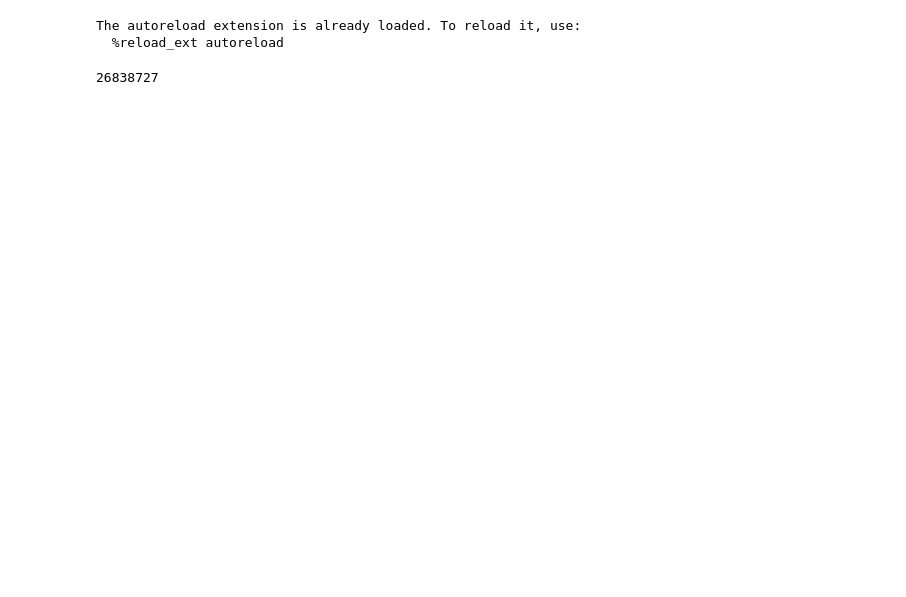
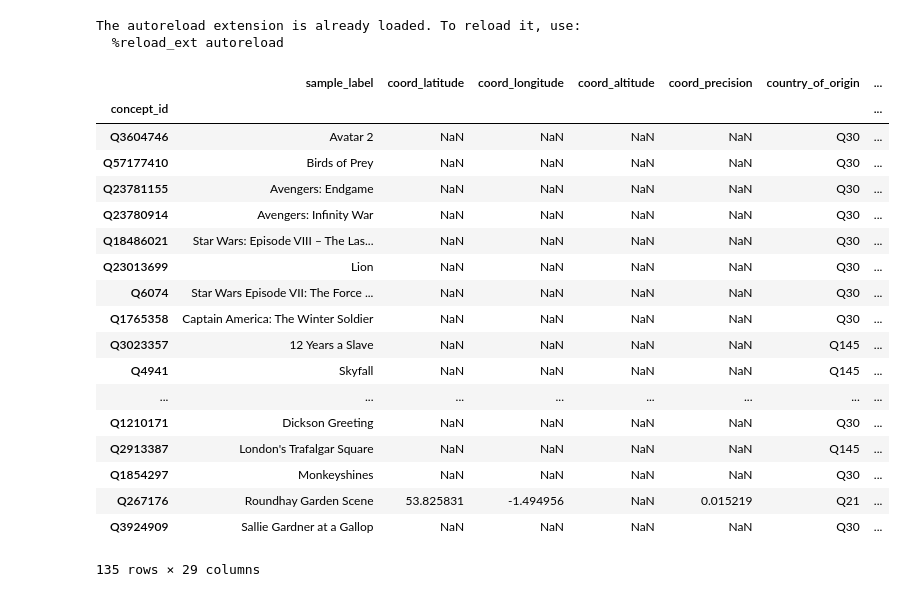
Before and after one commit to turtlesoupy/wikilanguage, a Jupyter notebook: Pandas.ipynb, the cells around one changed output. Saved outputs shown, nothing was run; the diff lists cells and outputs as text; code cells hidden in the pictures; blank space fills up the shorter version.

Commit message:
Fiddling with top ranked per year / by country

```diff
--- a/Pandas.ipynb
+++ b/Pandas.ipynb
@@ -10,7 +11,26 @@ The autoreload extension is already loaded. To reload it, use:
   %reload_ext autoreload
 # %%
 df = pandas_helper.load_data("data/wikilanguage.tsv")
-# %%
-len(df)
-# %% [output]
-26838727
+# %%
+films = df[pandas_helper.instance_of(df, Concepts.FILM)]
+pandas_helper.top_by_year(films, top_col='frwiki_pagerank')
+# %% [output]
+|  | sample_label | coord_latitude | coord_longitude | coord_altitude | coord_precision | country_of_origin | ... |
+| concept_id |  |  |  |  |  |  | ... |
+| Q3604746 | Avatar 2 | NaN | NaN | NaN | NaN | Q30 | ... |
+| Q57177410 | Birds of Prey | NaN | NaN | NaN | NaN | Q30 | ... |
+| Q23781155 | Avengers: Endgame | NaN | NaN | NaN | NaN | Q30 | ... |
+| Q23780914 | Avengers: Infinity War | NaN | NaN | NaN | NaN | Q30 | ... |
+| Q18486021 | Star Wars: Episode VIII – The Las... | NaN | NaN | NaN | NaN | Q30 | ... |
+| Q23013699 | Lion | NaN | NaN | NaN | NaN | Q30 | ... |
+| Q6074 | Star Wars Episode VII: The Force ... | NaN | NaN | NaN | NaN | Q30 | ... |
+| Q1765358 | Captain America: The Winter Soldier | NaN | NaN | NaN | NaN | Q30 | ... |
+| Q3023357 | 12 Years a Slave | NaN | NaN | NaN | NaN | Q145 | ... |
+| Q4941 | Skyfall | NaN | NaN | NaN | NaN | Q145 | ... |
+| ... | ... | ... | ... | ... | ... | ... | ... |
+| Q1210171 | Dickson Greeting | NaN | NaN | NaN | NaN | Q30 | ... |
+| Q2913387 | London's Trafalgar Square | NaN | NaN | NaN | NaN | Q145 | ... |
+| Q1854297 | Monkeyshines | NaN | NaN | NaN | NaN | Q30 | ... |
+| Q267176 | Roundhay Garden Scene | 53.825831 | -1.494956 | NaN | 0.015219 | Q21 | ... |
+| Q3924909 | Sallie Gardner at a Gallop | NaN | NaN | NaN | NaN | Q30 | ... |
+135 rows × 29 columns
```
Also changed, not shown: parts of 6 cells of this notebook, 1 other file.
